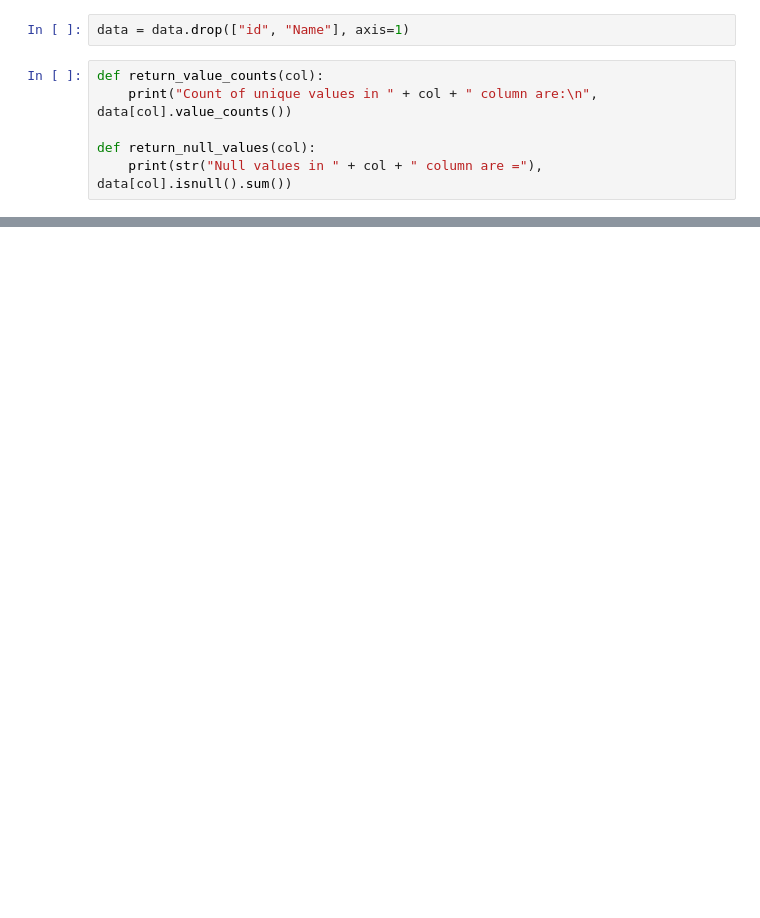
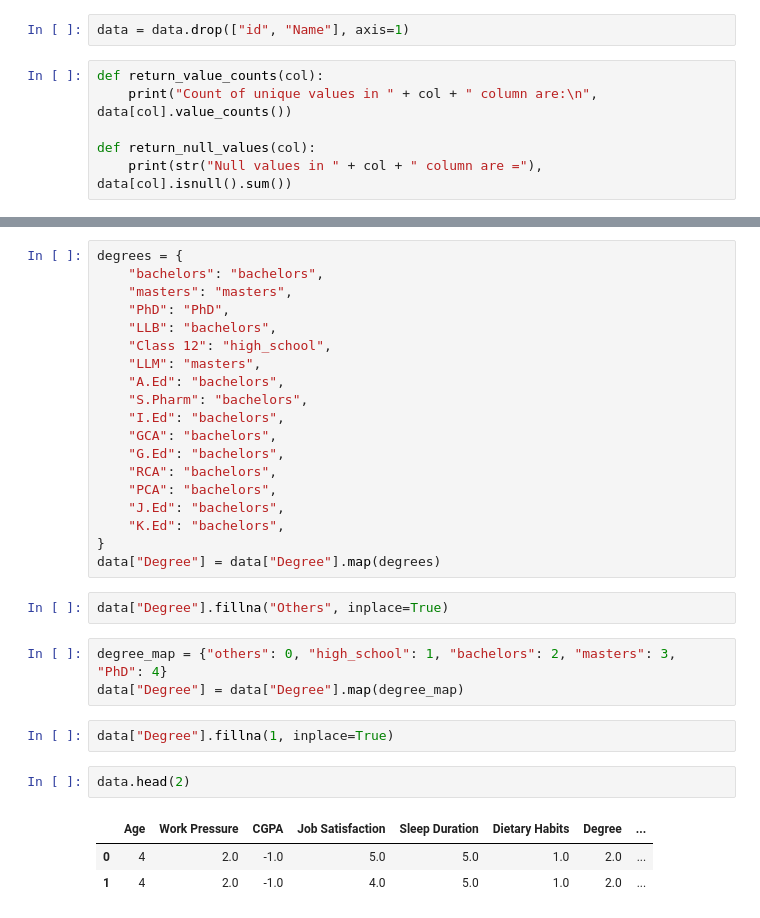
Before and after one commit to vanshuwjoshi/Kaggle-Playground-S4E11, a Jupyter notebook: notebooks/test-data-cleaning.ipynb, the cells around one changed output, grey strips where cells are left out. Drawn from its saved outputs; the diff is of its cells as text; blank space fills up the shorter version.

Commit message:
Completed data cleaning of test data

```diff
--- a/notebooks/test-data-cleaning.ipynb
+++ b/notebooks/test-data-cleaning.ipynb
@@ -21,0 +570,32 @@ def return_null_values(col):
+# %%
+degrees = {
+    "bachelors": "bachelors",
+    "masters": "masters",
+    "PhD": "PhD",
+    "LLB": "bachelors",
+    "Class 12": "high_school",
+    "LLM": "masters",
+    "A.Ed": "bachelors",
+    "S.Pharm": "bachelors",
+    "I.Ed": "bachelors",
+    "GCA": "bachelors",
+    "G.Ed": "bachelors",
+    "RCA": "bachelors",
+    "PCA": "bachelors",
+    "J.Ed": "bachelors",
+    "K.Ed": "bachelors",
+}
+data["Degree"] = data["Degree"].map(degrees)
+# %%
+data["Degree"].fillna("Others", inplace=True)
+# %%
+degree_map = {"others": 0, "high_school": 1, "bachelors": 2, "masters": 3, "PhD": 4}
+data["Degree"] = data["Degree"].map(degree_map)
+# %%
+data["Degree"].fillna(1, inplace=True)
+# %%
+data.head(2)
+# %% [output]
+|  | Age | Work Pressure | CGPA | Job Satisfaction | Sleep Duration | Dietary Habits | Degree | ... |
+| 0 | 4 | 2.0 | -1.0 | 5.0 | 5.0 | 1.0 | 2.0 | ... |
+| 1 | 4 | 2.0 | -1.0 | 4.0 | 5.0 | 1.0 | 2.0 | ... |
```
Also changed, not shown: parts of 44 cells of this notebook, 1 other file.
